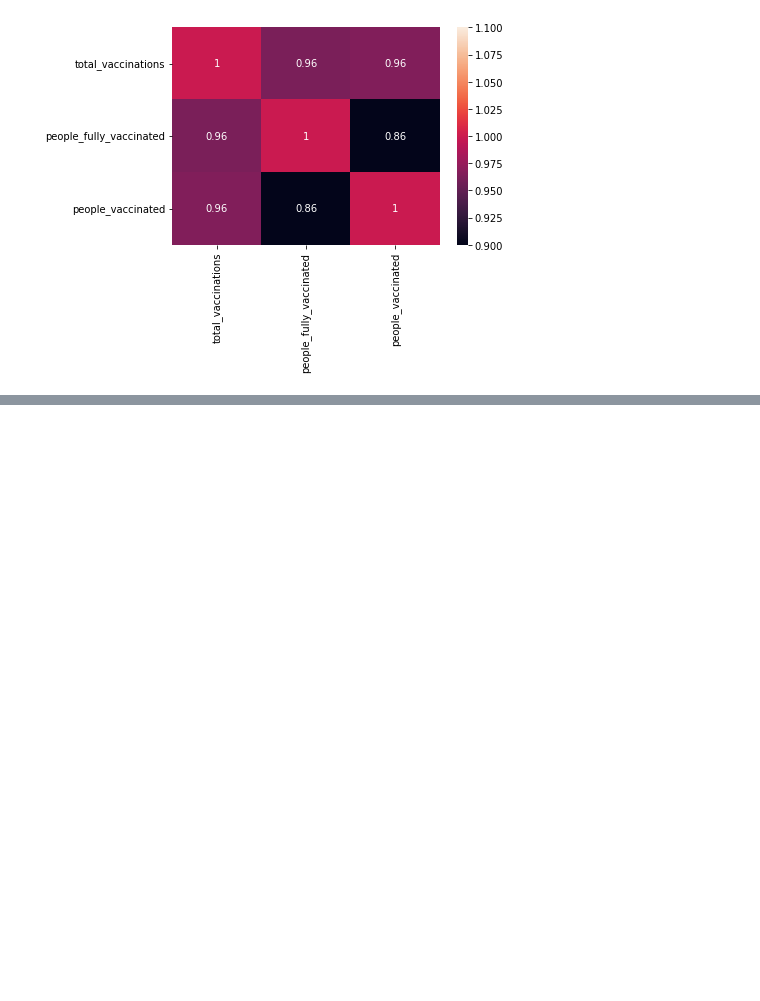
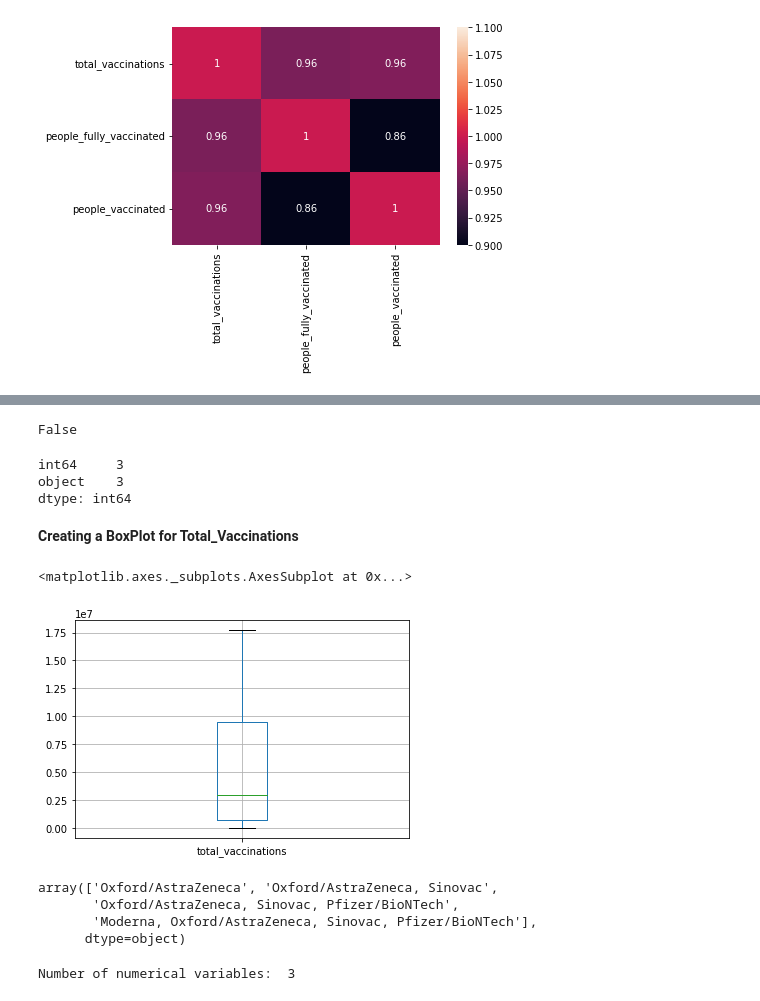
Before and after one commit to nitin578/103_Country_Covid19_Vaccinations, a Jupyter notebook: Test.ipynb, the cells around one changed output, grey strips where cells are left out. Cells and saved outputs as stored; diff of their text form; code cells hidden in the pictures; blank space fills up the shorter version.

```diff
--- a/Test.ipynb
+++ b/Test.ipynb
@@ -147,0 +181,2 @@ sns.heatmap(Canada_df[numerical_features].corr(), vmin=1, vmax=1, annot=True)
+# %%
+Ukraine_df=pd.read_csv('/content/gdrive/MyDrive/Colab Notebooks/data/Ukraine.csv')
@@ -147,0 +202,4 @@ sns.heatmap(Canada_df[numerical_features].corr(), vmin=1, vmax=1, annot=True)
+# %%
+# removing unwanted columns
+columns_to_remove = ['source_url']
+Ukraine_df.drop(labels=columns_to_remove, axis=1, inplace=True)
@@ -147,0 +208,3 @@ sns.heatmap(Canada_df[numerical_features].corr(), vmin=1, vmax=1, annot=True)
+# %%
+columns_to_remove = ['total_boosters']
+Ukraine_df.drop(labels=columns_to_remove, axis=1, inplace=True)
@@ -147,0 +230,31 @@ sns.heatmap(Canada_df[numerical_features].corr(), vmin=1, vmax=1, annot=True)
+# %%
+Ukraine_df.isnull().values.any()
+# %% [output]
+False
+# %%
+display(Ukraine_df.dtypes.value_counts())
+# %% [output]
+int64     3
+object    3
+dtype: int64
+# %% [markdown]
+**Creating a BoxPlot for Total_Vaccinations**
+# %%
+Ukraine_df.boxplot(column=['total_vaccinations'])
+# %% [output]
+<matplotlib.axes._subplots.AxesSubplot at 0x...>
+[figure, added]
+# %%
+# check the unique values in vaccine column
+Ukraine_df.vaccine.unique()
+# %% [output]
+array(['Oxford/AstraZeneca', 'Oxford/AstraZeneca, Sinovac',
+       'Oxford/AstraZeneca, Sinovac, Pfizer/BioNTech',
+       'Moderna, Oxford/AstraZeneca, Sinovac, Pfizer/BioNTech'],
+      dtype=object)
+# %%
+# Numerical values
+numerical_features = [feature for feature in Canada_df.columns if Canada_df[feature].dtype != 'O']
+print('Number of numerical variables: ', len(numerical_features))
+# %% [output]
+Number of numerical variables:  3
```
Also changed, not shown: parts of 28 cells of this notebook.
